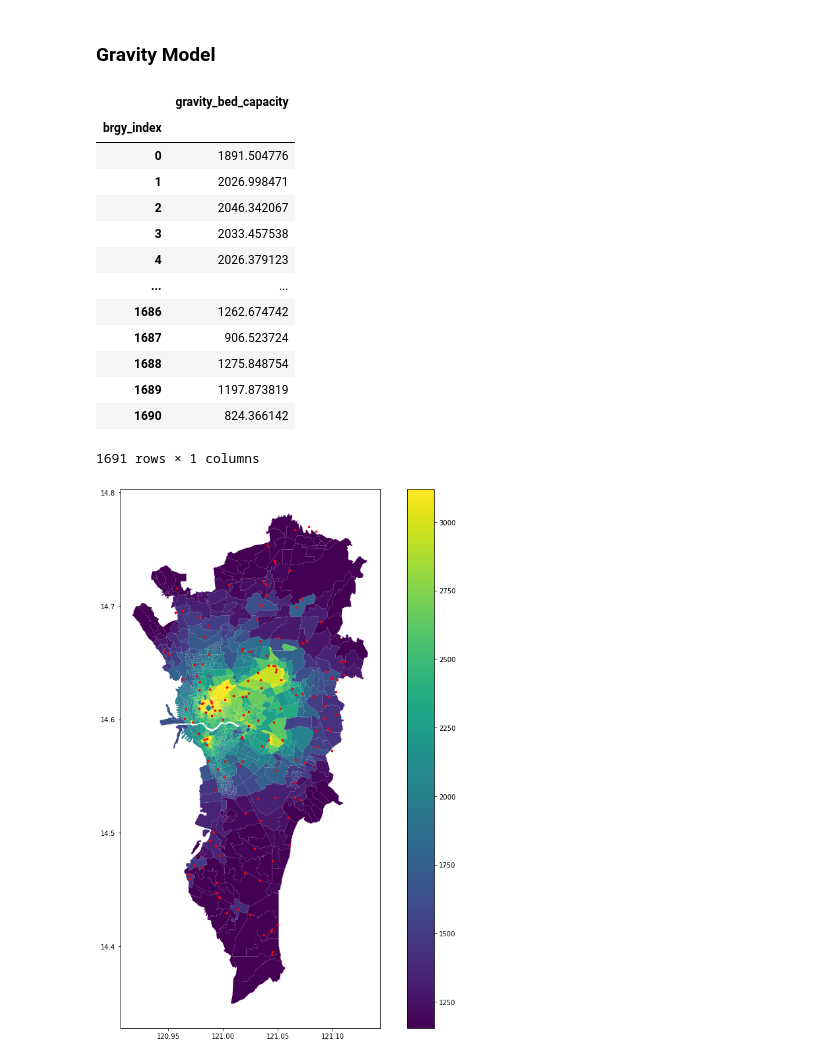
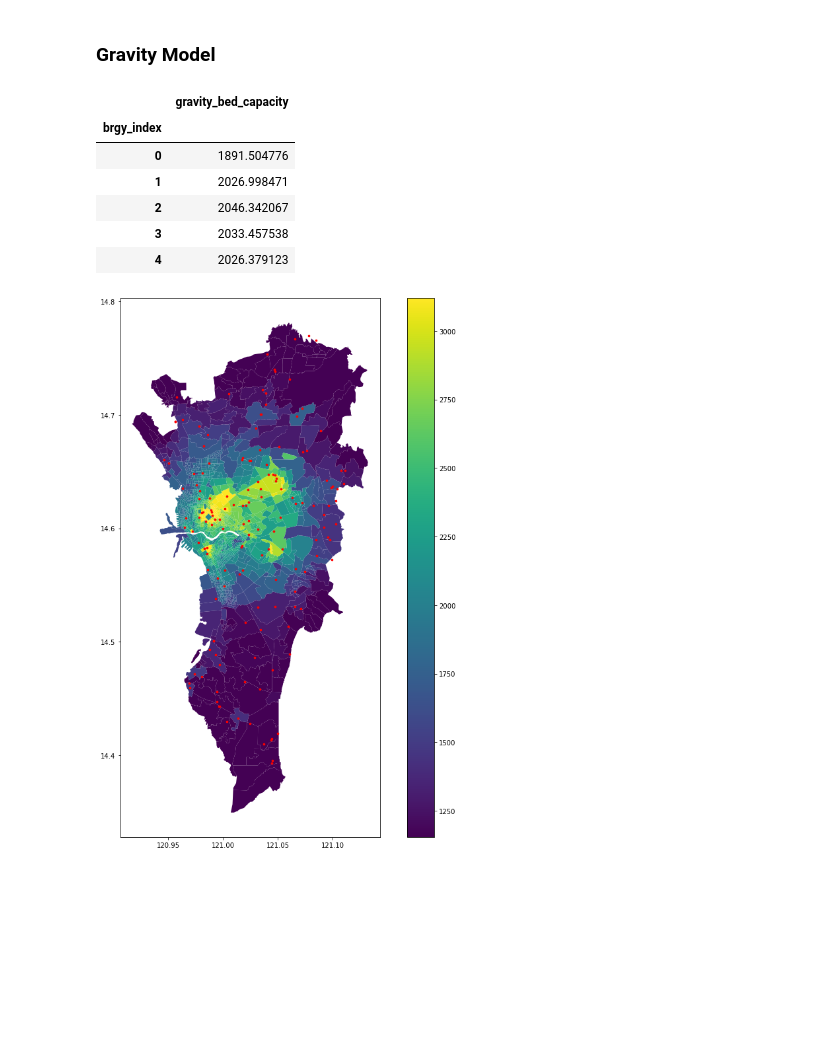
Before and after one commit to cpmalenab/the-big-one-ph, a Jupyter notebook: notebooks/accessibility_scores.ipynb, the cells around one changed output. Drawn from its saved outputs; the diff is of its cells as text; code cells hidden in the pictures; blank space fills up the shorter version.

```diff
--- a/notebooks/accessibility_scores.ipynb
+++ b/notebooks/accessibility_scores.ipynb
@@ -132,22 +132,15 @@ def plot_access_measure(access_metric, reversed_color=False):
 ### Gravity Model
 # %%
 gravity = weights.gravity(scale=60, alpha=-1)
-brgy_hosp_access.weighted_catchment(name="gravity", weight_fn=gravity)
+brgy_hosp_access.weighted_catchment(name="gravity", weight_fn=gravity).head()
 # %% [output]
 |  | gravity_bed_capacity |
 | brgy_index |  |
 | 0 | 1891.504776 |
 | 1 | 2026.998471 |
 | 2 | 2046.342067 |
 | 3 | 2033.457538 |
 | 4 | 2026.379123 |
-| ... | ... |
-| 1686 | 1262.674742 |
-| 1687 | 906.523724 |
-| 1688 | 1275.848754 |
-| 1689 | 1197.873819 |
-| 1690 | 824.366142 |
-1691 rows × 1 columns
 # %%
 plot_access_measure("gravity_bed_capacity")
 # %% [output]
```
Also changed, not shown: parts of 3 cells of this notebook, 2 other files.
